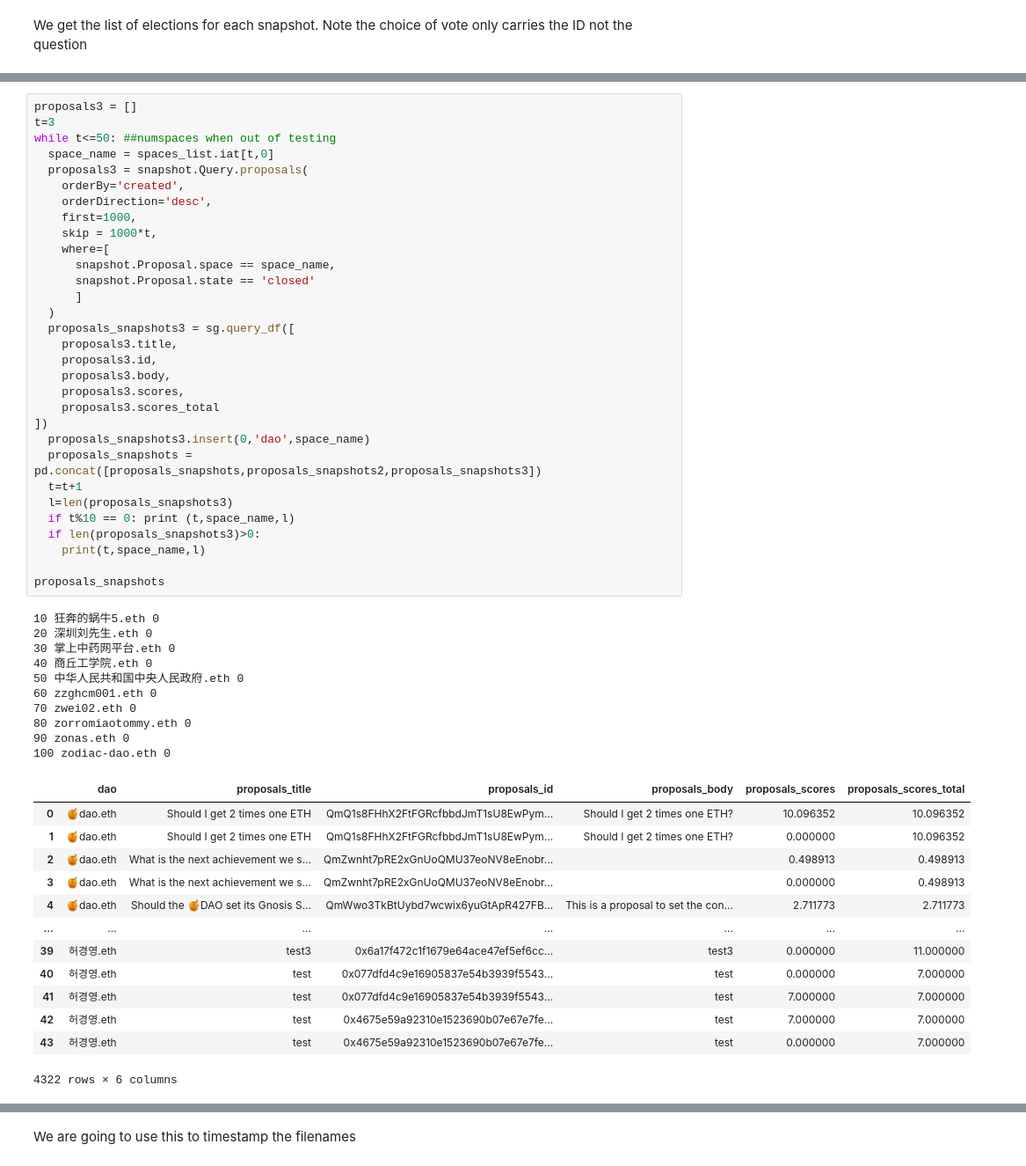
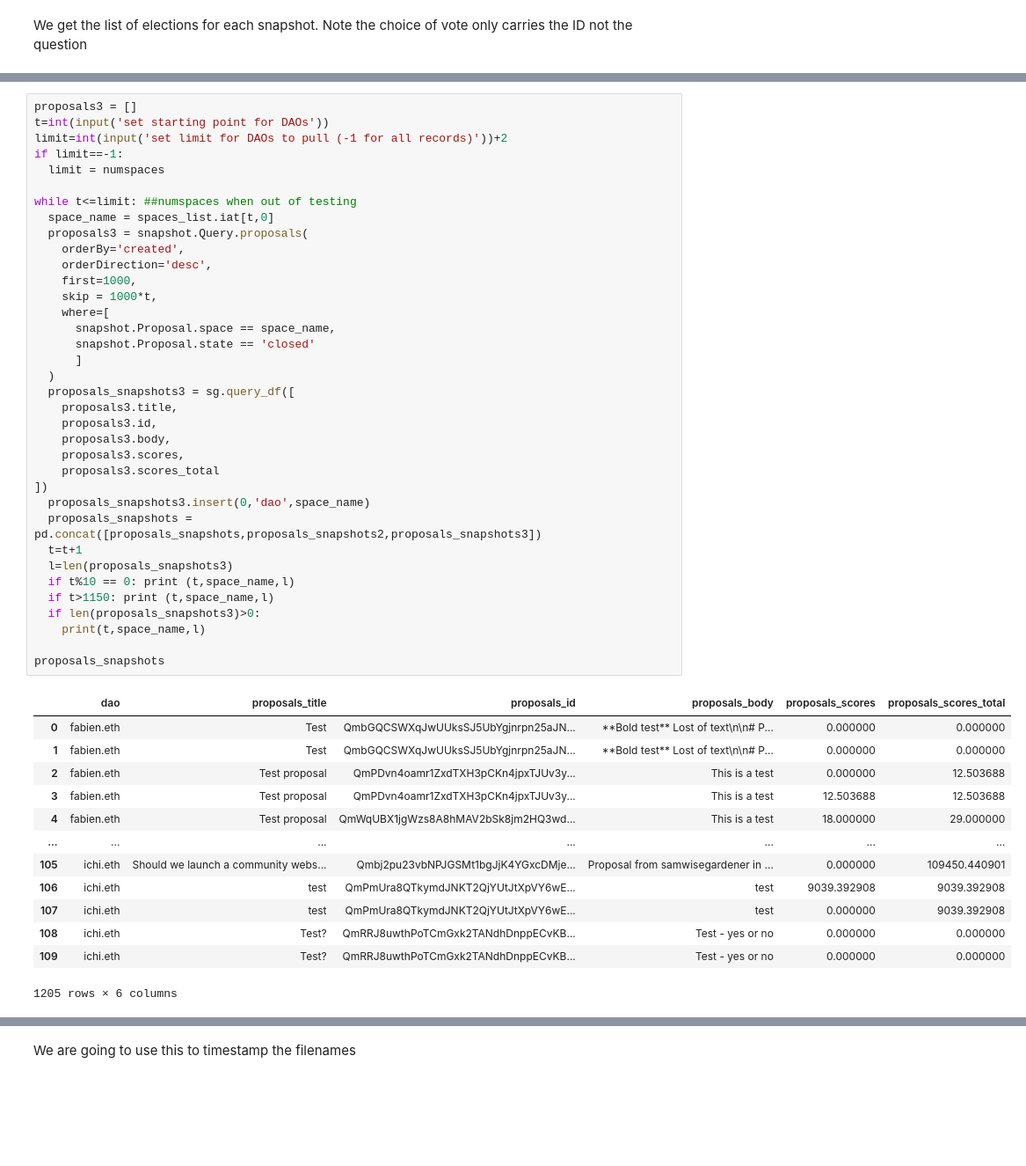
Before and after one commit to EdgeCaser/snapshot_governance, a Jupyter notebook: snapshot_crawler.ipynb, the cells around one changed output, grey strips where cells are left out. Shown: that part at 88% size. Cells and saved outputs as stored; diff of their text form; blank space fills up the shorter version.

```diff
--- a/snapshot_crawler.ipynb
+++ b/snapshot_crawler.ipynb
@@ -139,55 +139,50 @@ proposals_snapshots2
 # %%
 proposals3 = []
-t=3
-while t<=50: ##numspaces when out of testing
+t=int(input('set starting point for DAOs'))
+limit=int(input('set limit for DAOs to pull (-1 for all records)'))+2
+if limit==-1:
+  limit = numspaces
+
+while t<=limit: ##numspaces when out of testing
   space_name = spaces_list.iat[t,0]
   proposals3 = snapshot.Query.proposals(
     orderBy='created',
     orderDirection='desc',
     first=1000,
     skip = 1000*t,
     where=[
       snapshot.Proposal.space == space_name,
       snapshot.Proposal.state == 'closed'
       ]
   )
   proposals_snapshots3 = sg.query_df([
     proposals3.title,
     proposals3.id,
     proposals3.body,
     proposals3.scores,
     proposals3.scores_total
 ])
   proposals_snapshots3.insert(0,'dao',space_name)
   proposals_snapshots = pd.concat([proposals_snapshots,proposals_snapshots2,proposals_snapshots3])
   t=t+1
   l=len(proposals_snapshots3)
   if t%10 == 0: print (t,space_name,l)
+  if t>1150: print (t,space_name,l)
   if len(proposals_snapshots3)>0:
     print(t,space_name,l)
 
 proposals_snapshots
 # %% [output]
+|  | dao | proposals_title | proposals_id | proposals_body | proposals_scores | proposals_scores_total |
+| 0 | fabien.eth | Test | QmbGQCSWXqJwUUksSJ5UbYgjnrpn25aJN... | **Bold test** Lost of text\n\n# P... | 0.000000 | 0.000000 |
+| 1 | fabien.eth | Test | QmbGQCSWXqJwUUksSJ5UbYgjnrpn25aJN... | **Bold test** Lost of text\n\n# P... | 0.000000 | 0.000000 |
+| 2 | fabien.eth | Test proposal | QmPDvn4oamr1ZxdTXH3pCKn4jpxTJUv3y... | This is a test | 0.000000 | 12.503688 |
+| 3 | fabien.eth | Test proposal | QmPDvn4oamr1ZxdTXH3pCKn4jpxTJUv3y... | This is a test | 12.503688 | 12.503688 |
+| 4 | fabien.eth | Test proposal | QmWqUBX1jgWzs8A8hMAV2bSk8jm2HQ3wd... | This is a test | 18.000000 | 29.000000 |
+| ... | ... | ... | ... | ... | ... | ... |
+| 105 | ichi.eth | Should we launch a community webs... | Qmbj2pu23vbNPJGSMt1bgJjK4YGxcDMje... | Proposal from samwisegardener in ... | 0.000000 | 109450.440901 |
+| 106 | ichi.eth | test | QmPmUra8QTkymdJNKT2QjYUtJtXpVY6wE... | test | 9039.392908 | 9039.392908 |
+| 107 | ichi.eth | test | QmPmUra8QTkymdJNKT2QjYUtJtXpVY6wE... | test | 0.000000 | 9039.392908 |
+| 108 | ichi.eth | Test? | QmRRJ8uwthPoTCmGxk2TANdhDnppECvKB... | Test - yes or no | 0.000000 | 0.000000 |
+| 109 | ichi.eth | Test? | QmRRJ8uwthPoTCmGxk2TANdhDnppECvKB... | Test - yes or no | 0.000000 | 0.000000 |
-10 狂奔的蜗牛5.eth 0
-20 深圳刘先生.eth 0
-30 掌上中药网平台.eth 0
-40 商丘工学院.eth 0
-50 中华人民共和国中央人民政府.eth 0
-60 zzghcm001.eth 0
-70 zwei02.eth 0
-80 zorromiaotommy.eth 0
-90 zonas.eth 0
-100 zodiac-dao.eth 0
+1205 rows × 6 columns
-|  | dao | proposals_title | proposals_id | proposals_body | proposals_scores | proposals_scores_total |
-| 0 | 🍯dao.eth | Should I get 2 times one ETH | QmQ1s8FHhX2FtFGRcfbbdJmT1sU8EwPym... | Should I get 2 times one ETH? | 10.096352 | 10.096352 |
-| 1 | 🍯dao.eth | Should I get 2 times one ETH | QmQ1s8FHhX2FtFGRcfbbdJmT1sU8EwPym... | Should I get 2 times one ETH? | 0.000000 | 10.096352 |
-| 2 | 🍯dao.eth | What is the next achievement we s... | QmZwnht7pRE2xGnUoQMU37eoNV8eEnobr... |  | 0.498913 | 0.498913 |
-| 3 | 🍯dao.eth | What is the next achievement we s... | QmZwnht7pRE2xGnUoQMU37eoNV8eEnobr... |  | 0.000000 | 0.498913 |
-| 4 | 🍯dao.eth | Should the 🍯️DAO set its Gnosis S... | QmWwo3TkBtUybd7wcwix6yuGtApR427FB... | This is a proposal to set the con... | 2.711773 | 2.711773 |
-| ... | ... | ... | ... | ... | ... | ... |
-| 39 | 허경영.eth | test3 | 0x6a17f472c1f1679e64ace47ef5ef6cc... | test3 | 0.000000 | 11.000000 |
-| 40 | 허경영.eth | test | 0x077dfd4c9e16905837e54b3939f5543... | test | 0.000000 | 7.000000 |
-| 41 | 허경영.eth | test | 0x077dfd4c9e16905837e54b3939f5543... | test | 7.000000 | 7.000000 |
-| 42 | 허경영.eth | test | 0x4675e59a92310e1523690b07e67e7fe... | test | 7.000000 | 7.000000 |
-| 43 | 허경영.eth | test | 0x4675e59a92310e1523690b07e67e7fe... | test | 0.000000 | 7.000000 |
-4322 rows × 6 columns
```
Also changed, not shown: parts of 28 cells of this notebook, 1 other file.
